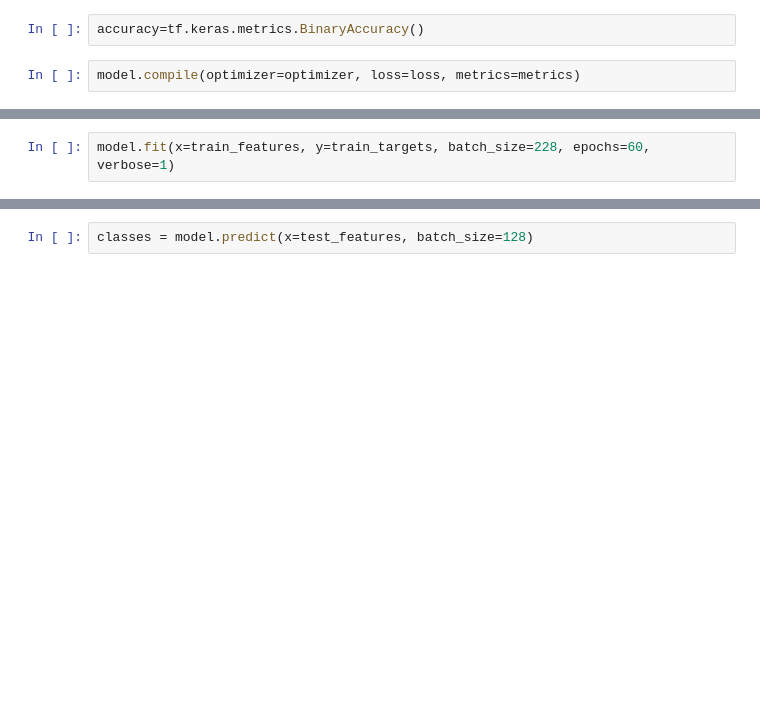
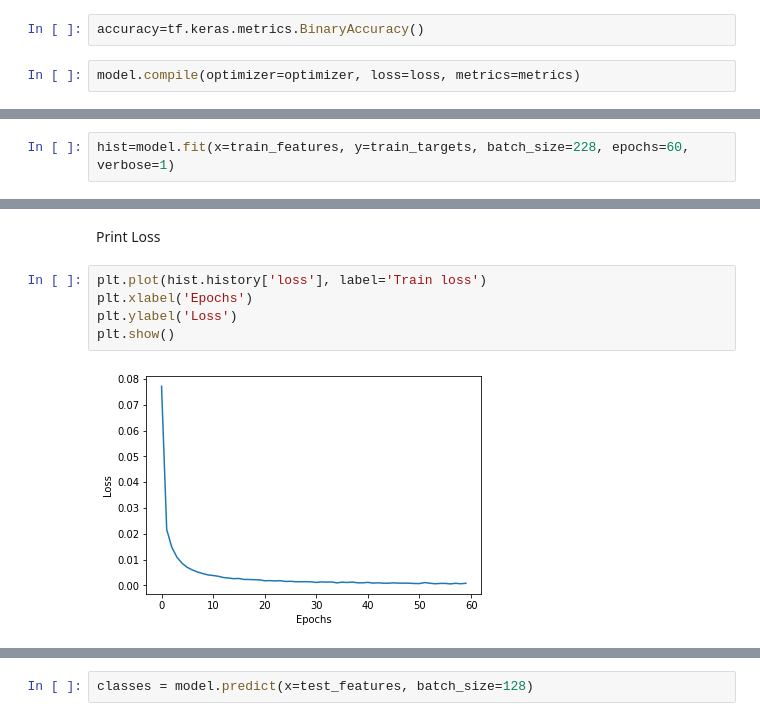
Before and after one commit to DevendraPS/MachineLearning, a Jupyter notebook: Credit_Card_Fraud_with_Tensorflow_Keras.ipynb, the cells around one changed output, grey strips where cells are left out. Cells and saved outputs as stored; diff of their text form; blank space fills up the shorter version.

```diff
--- a/Credit_Card_Fraud_with_Tensorflow_Keras.ipynb
+++ b/Credit_Card_Fraud_with_Tensorflow_Keras.ipynb
@@ -201,6 +201,6 @@ Non-trainable params: 0
 _________________________________________________________________
 None
 # %%
-model.fit(x=train_features, y=train_targets, batch_size=228, epochs=60, verbose=1)
+hist=model.fit(x=train_features, y=train_targets, batch_size=228, epochs=60, verbose=1)
 # %% [output]
 Epoch 1/60
@@ -223,0 +224,9 @@ Epoch 60/60
+# %% [markdown]
+Print Loss
+# %%
+plt.plot(hist.history['loss'], label='Train loss')
+plt.xlabel('Epochs')
+plt.ylabel('Loss')
+plt.show()
+# %% [output]
+[figure, added]
```
Also changed, not shown: parts of 11 cells of this notebook.
